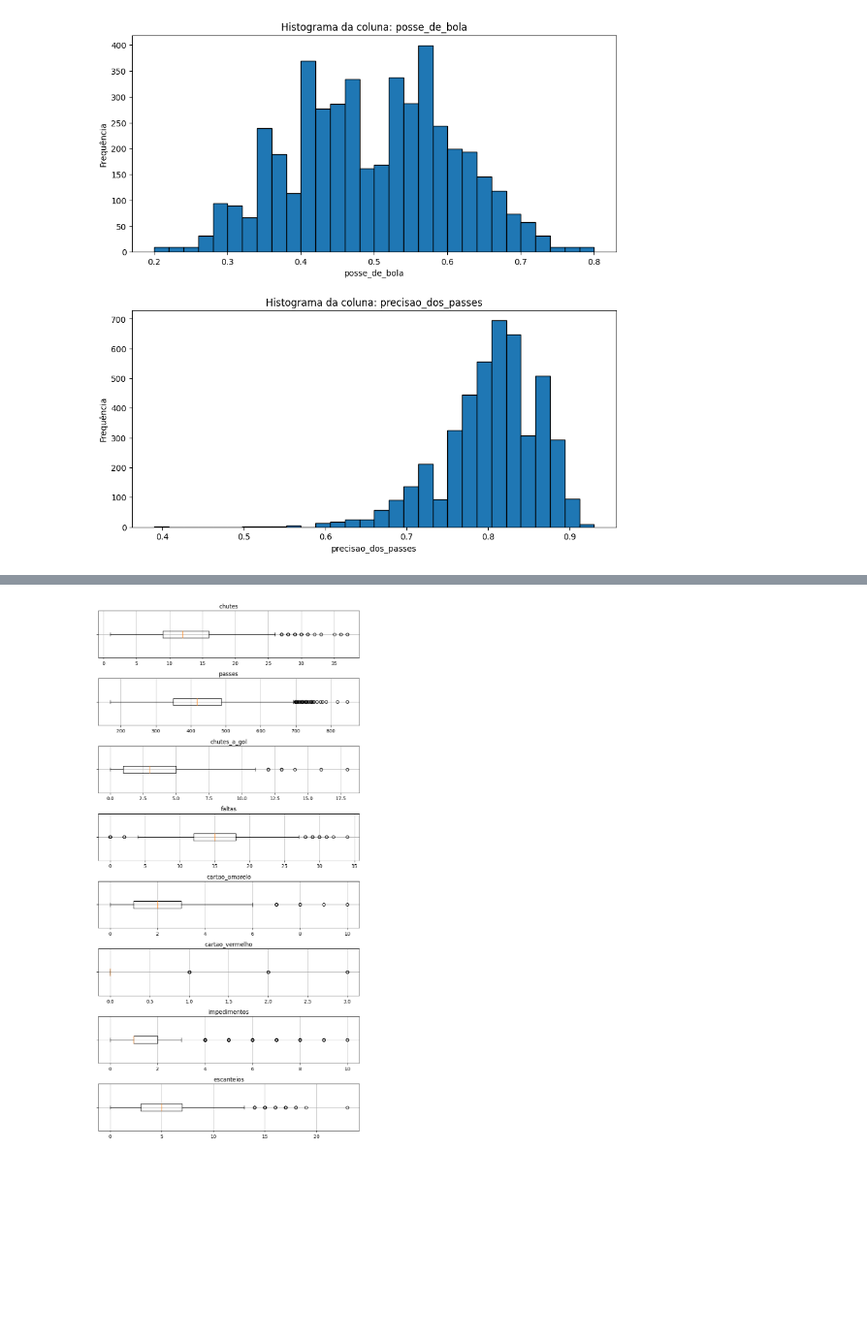
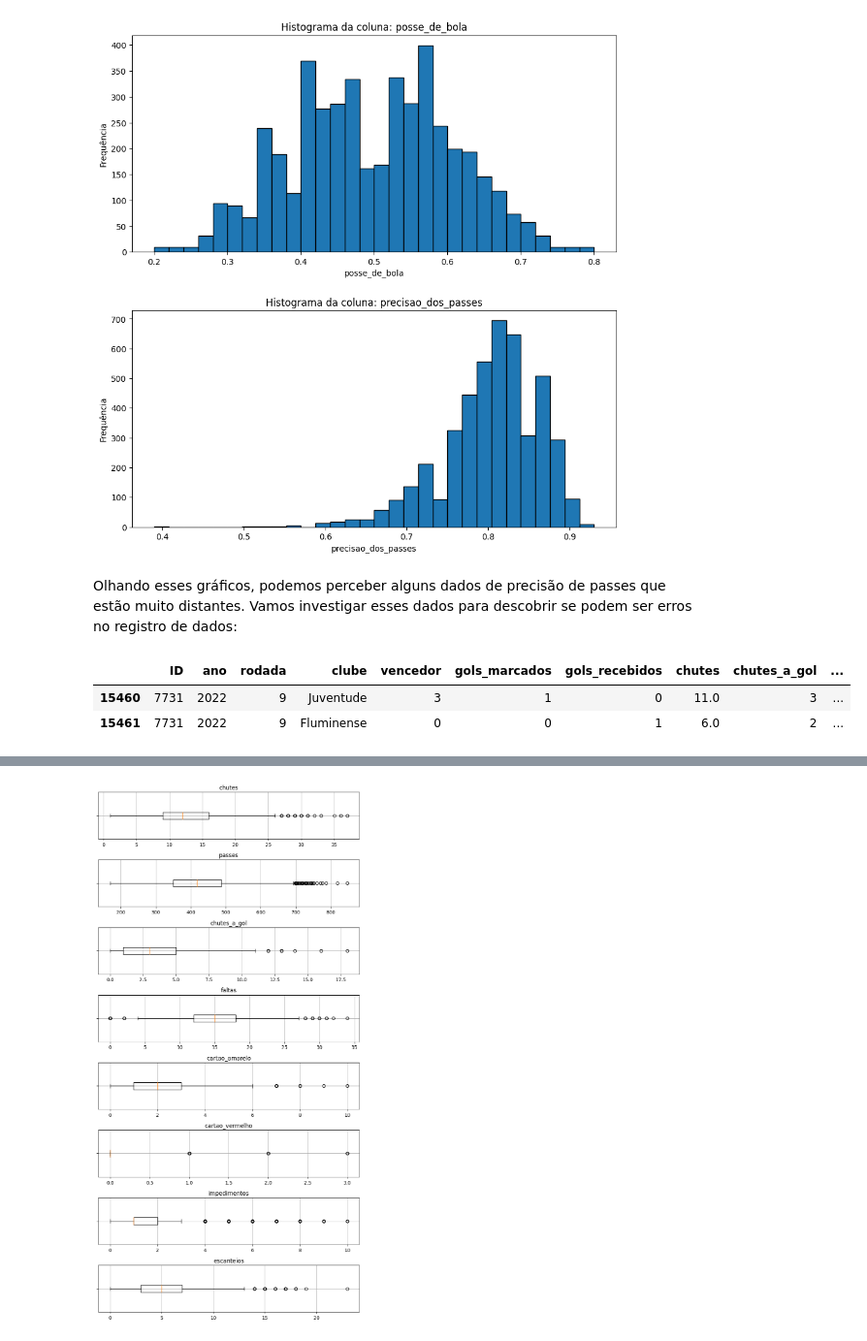
Before and after one commit to Pbgsa/Projeto_ICD, a Jupyter notebook: notebooks/Projeto_de_ICD_parte_1.ipynb, the cells around one changed output, grey strips where cells are left out. Shown at 97% size. Drawn from its saved outputs; the diff is of its cells as text; code cells hidden in the pictures; blank space fills up the shorter version.

```diff
--- a/notebooks/Projeto_de_ICD_parte_1.ipynb
+++ b/notebooks/Projeto_de_ICD_parte_1.ipynb
@@ -731,3 +731,11 @@ for i, column in enumerate(colunas_numericas):
 plt.show()
 # %% [output]
 [figure]
+# %% [markdown]
+Olhando esses gráficos, podemos perceber alguns dados de precisão de passes que estão muito distantes. Vamos investigar esses dados para descobrir se podem ser erros no registro de dados:
+# %%
+df_estatisticas[df_estatisticas['precisao_dos_passes'] < 0.5]
+# %% [output]
+|  | ID | ano | rodada | clube | vencedor | gols_marcados | gols_recebidos | chutes | chutes_a_gol | ... |
+| 15460 | 7731 | 2022 | 9 | Juventude | 3 | 1 | 0 | 11.0 | 3 | ... |
+| 15461 | 7731 | 2022 | 9 | Fluminense | 0 | 0 | 1 | 6.0 | 2 | ... |
```
Also changed, not shown: parts of 11 cells of this notebook.
